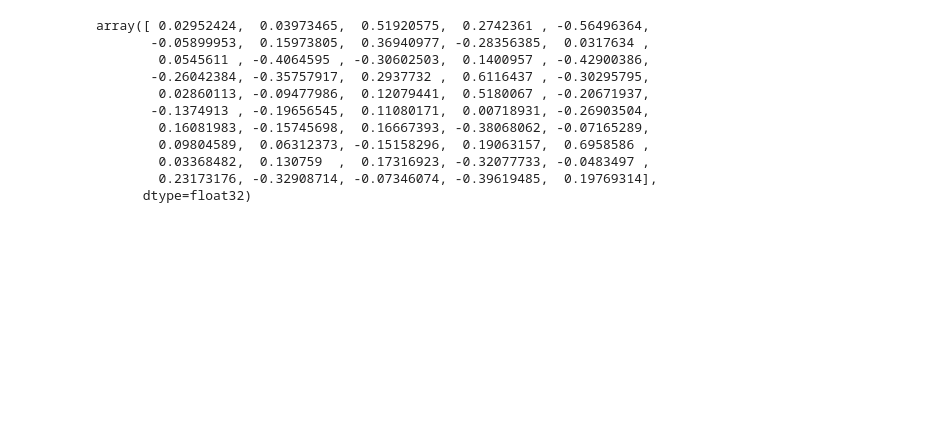
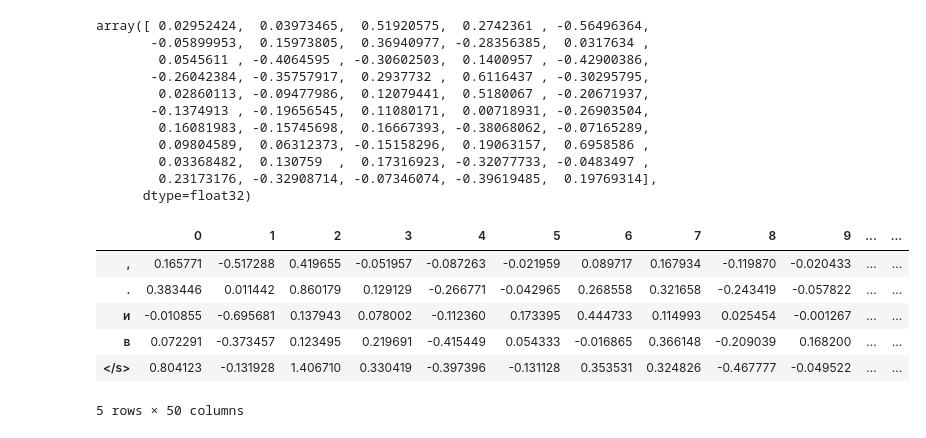
Before and after one commit to msmrc/space-bear-ai, a Jupyter notebook: nbs/test_connect.ipynb, the cells around one changed output. Drawn from its saved outputs; the diff is of its cells as text; code cells hidden in the pictures; blank space fills up the shorter version.

```diff
--- a/nbs/test_connect.ipynb
+++ b/nbs/test_connect.ipynb
@@ -42,0 +60,15 @@ chunk_size = int(test_parquet.shape[0] / 40)
+# %%
+import pandas as pd
+
+url="https://storage.yandexcloud.net/spacebear/embedds.parquet"
+c=pd.read_parquet(url)
+# %%
+c.head()
+# %% [output]
+|  | 0 | 1 | 2 | 3 | 4 | 5 | 6 | 7 | 8 | 9 | ... | ... |
+| , | 0.165771 | -0.517288 | 0.419655 | -0.051957 | -0.087263 | -0.021959 | 0.089717 | 0.167934 | -0.119870 | -0.020433 | ... | ... |
+| . | 0.383446 | 0.011442 | 0.860179 | 0.129129 | -0.266771 | -0.042965 | 0.268558 | 0.321658 | -0.243419 | -0.057822 | ... | ... |
+| и | -0.010855 | -0.695681 | 0.137943 | 0.078002 | -0.112360 | 0.173395 | 0.444733 | 0.114993 | 0.025454 | -0.001267 | ... | ... |
+| в | 0.072291 | -0.373457 | 0.123495 | 0.219691 | -0.415449 | 0.054333 | -0.016865 | 0.366148 | -0.209039 | 0.168200 | ... | ... |
+| </s> | 0.804123 | -0.131928 | 1.406710 | 0.330419 | -0.397396 | -0.131128 | 0.353531 | 0.324826 | -0.467777 | -0.049522 | ... | ... |
+5 rows × 50 columns
```
Also changed, not shown: parts of 17 cells of this notebook, 43 other files.
